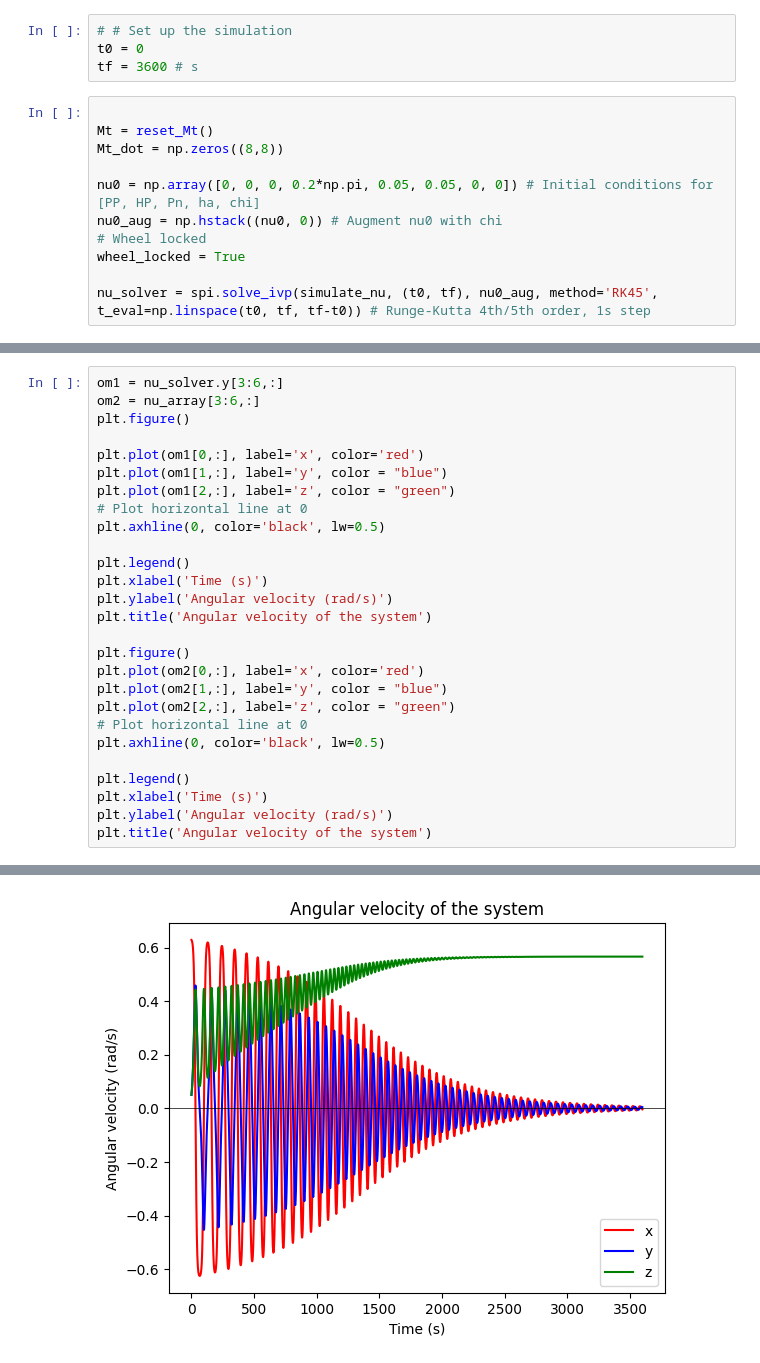
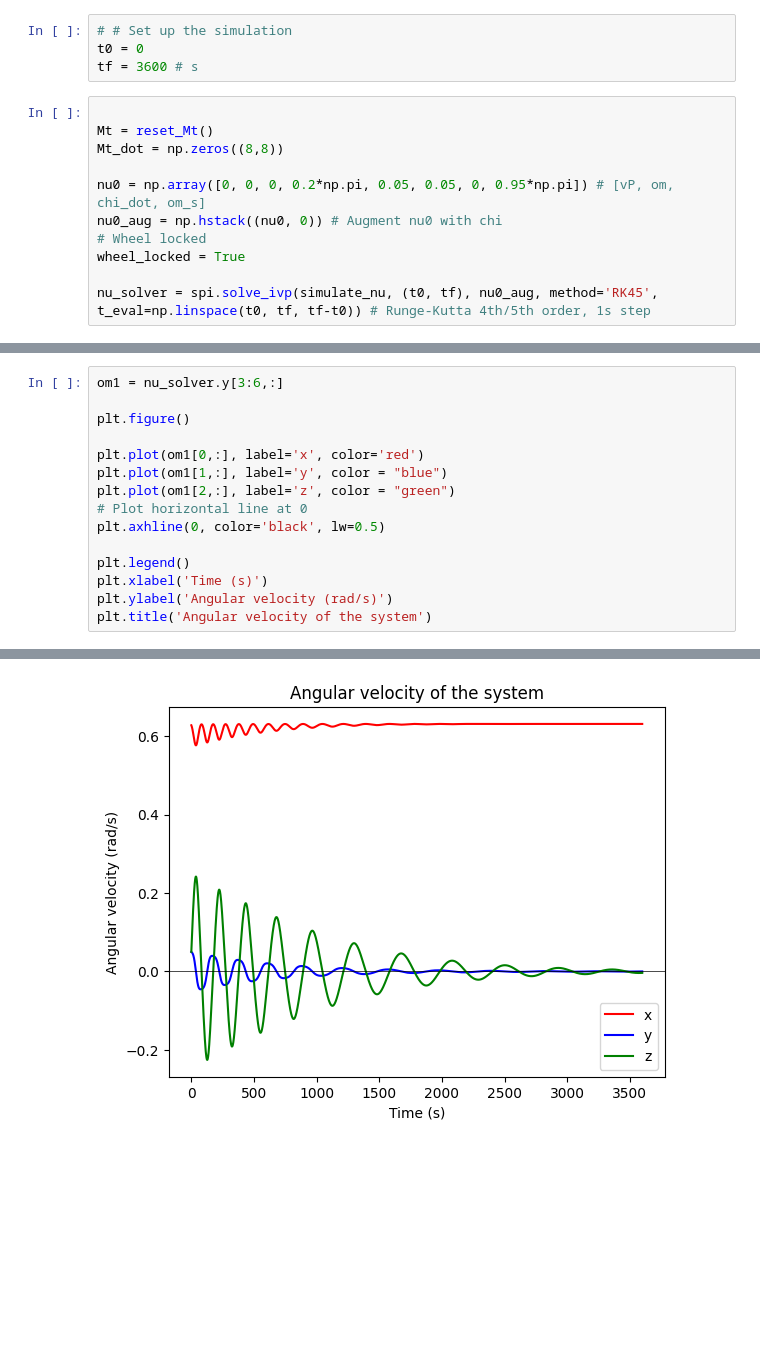
Before and after one commit to Meoli96/ASD, a Jupyter notebook: Examples/singlewheeldamper.ipynb, the cells around one changed output, grey strips where cells are left out. Saved outputs shown, nothing was run; the diff lists cells and outputs as text; blank space fills up the shorter version.

```diff
--- a/Examples/singlewheeldamper.ipynb
+++ b/Examples/singlewheeldamper.ipynb
@@ -209,7 +209,7 @@ tf = 3600 # s
 Mt = reset_Mt()
 Mt_dot = np.zeros((8,8))
 
-nu0 = np.array([0, 0, 0, 0.2*np.pi, 0.05, 0.05, 0, 0]) # Initial conditions for [PP, HP, Pn, ha, chi]
+nu0 = np.array([0, 0, 0, 0.2*np.pi, 0.05, 0.05, 0, 0.95*np.pi]) # [vP, om, chi_dot, om_s]
 nu0_aug = np.hstack((nu0, 0)) # Augment nu0 with chi
 # Wheel locked
 wheel_locked = True
@@ -227,30 +227,18 @@ solver = spi.solve_ivp(simulate, (t0, tf), y0, method='RK45', t_eval=np.linspace
 # %%
 om1 = nu_solver.y[3:6,:]
-om2 = nu_array[3:6,:]
+
 plt.figure()
 
 plt.plot(om1[0,:], label='x', color='red')
 plt.plot(om1[1,:], label='y', color = "blue")
 plt.plot(om1[2,:], label='z', color = "green")
 # Plot horizontal line at 0
 plt.axhline(0, color='black', lw=0.5)
 
 plt.legend()
 plt.xlabel('Time (s)')
 plt.ylabel('Angular velocity (rad/s)')
 plt.title('Angular velocity of the system')
-
-plt.figure()
-plt.plot(om2[0,:], label='x', color='red')
-plt.plot(om2[1,:], label='y', color = "blue")
-plt.plot(om2[2,:], label='z', color = "green")
-# Plot horizontal line at 0
-plt.axhline(0, color='black', lw=0.5)
-
-plt.legend()
-plt.xlabel('Time (s)')
-plt.ylabel('Angular velocity (rad/s)')
-plt.title('Angular velocity of the system')
 # %% [output]
 Text(0.5, 1.0, 'Angular velocity of the system')
-[figure, old version]
+[figure, new version]
```
Also changed, not shown: parts of 6 cells of this notebook, 3 other files.
